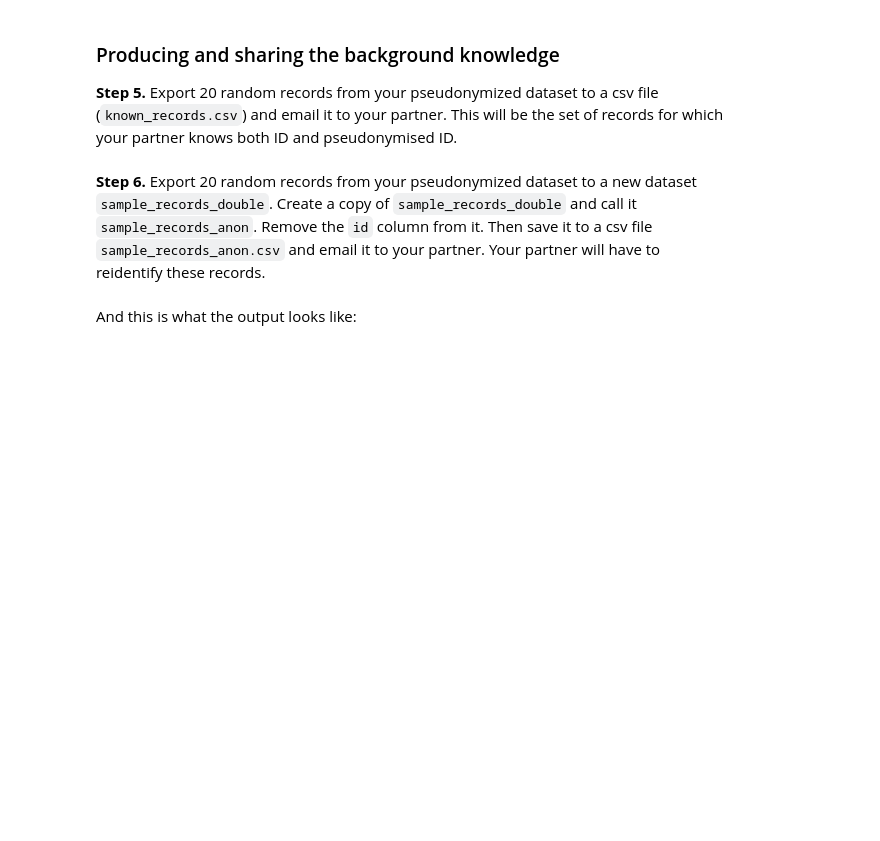
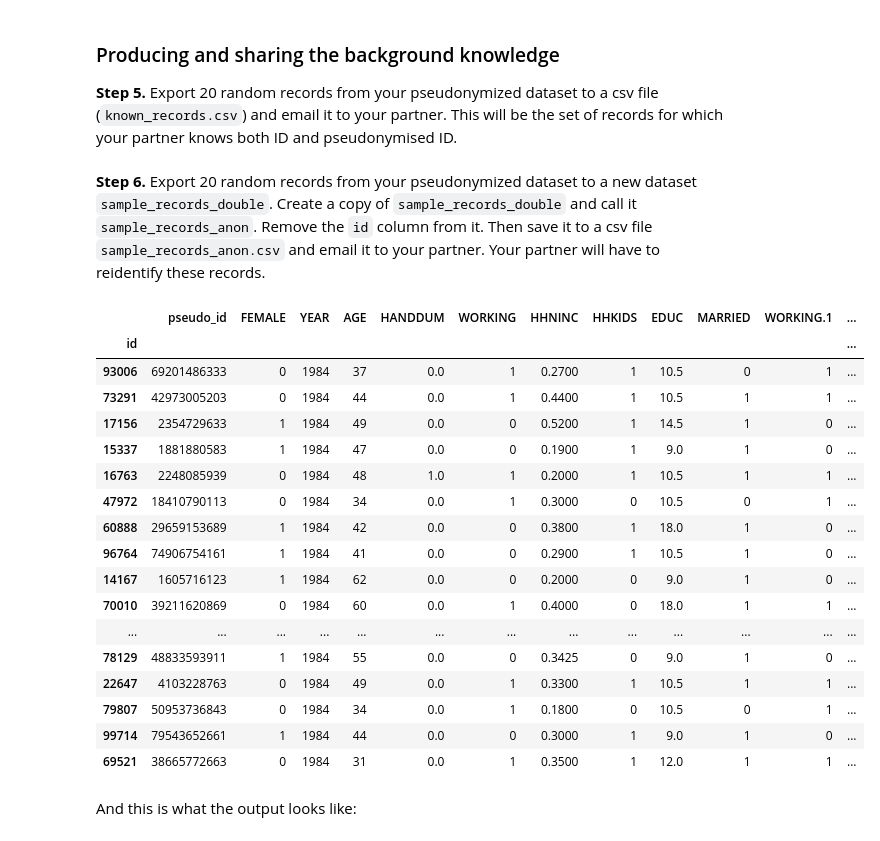
Before and after one commit to jinwei14/Privacy-Engineering, a Jupyter notebook: week1_anon/lab1_anonymization_noanswers.ipynb, the cells around one changed output. Drawn from its saved outputs; the diff is of its cells as text; code cells hidden in the pictures; blank space fills up the shorter version.

```diff
--- a/week1_anon/lab1_anonymization_noanswers.ipynb
+++ b/week1_anon/lab1_anonymization_noanswers.ipynb
@@ -111,14 +111,39 @@ private_1984_double.sample(20).to_csv("./known_records.csv")
 **Step 6.** Export 20 random records from your pseudonymized dataset to a new dataset `sample_records_double`. Create a copy of `sample_records_double` and call it `sample_records_anon`. Remove the `id` column from it. Then save it to a csv file `sample_records_anon.csv` and email it to your partner. Your partner will have to reidentify these records.
 # %%
 # extract 20 random samples
+#Export 20 random records from your pseudonymized dataset to a new dataset sample_records_double.
+#Create a copy of sample_records_double and call it sample_records_anon
+
+#private_1984
+#private_1984_double (copy and pseudonymized)
+
 sample_records_double = private_1984_double.sample(20)
 sample_records_anon = sample_records_double.copy()
 
 # remove the ID column, and make the `pseudo_id` the index
 sample_records_anon.set_index('pseudo_id', inplace=True)
-sample_records_anon.to_csv("./sample_records_anon.csv")
+sample_records_anon.to_csv("sample_records_anon.csv")
 
-sample_records_double.head() # don't show the output to your partner!
+sample_records_double.head(20) # don't show the output to your partner!
+# %% [output]
+|  | pseudo_id | FEMALE | YEAR | AGE | HANDDUM | WORKING | HHNINC | HHKIDS | EDUC | MARRIED | WORKING.1 | ... |
+| id |  |  |  |  |  |  |  |  |  |  |  | ... |
+| 93006 | 69201486333 | 0 | 1984 | 37 | 0.0 | 1 | 0.2700 | 1 | 10.5 | 0 | 1 | ... |
+| 73291 | 42973005203 | 0 | 1984 | 44 | 0.0 | 1 | 0.4400 | 1 | 10.5 | 1 | 1 | ... |
+| 17156 | 2354729633 | 1 | 1984 | 49 | 0.0 | 0 | 0.5200 | 1 | 14.5 | 1 | 0 | ... |
+| 15337 | 1881880583 | 1 | 1984 | 47 | 0.0 | 0 | 0.1900 | 1 | 9.0 | 1 | 0 | ... |
+| 16763 | 2248085939 | 0 | 1984 | 48 | 1.0 | 1 | 0.2000 | 1 | 10.5 | 1 | 1 | ... |
+| 47972 | 18410790113 | 0 | 1984 | 34 | 0.0 | 1 | 0.3000 | 0 | 10.5 | 0 | 1 | ... |
+| 60888 | 29659153689 | 1 | 1984 | 42 | 0.0 | 0 | 0.3800 | 1 | 18.0 | 1 | 0 | ... |
+| 96764 | 74906754161 | 1 | 1984 | 41 | 0.0 | 0 | 0.2900 | 1 | 10.5 | 1 | 0 | ... |
+| 14167 | 1605716123 | 1 | 1984 | 62 | 0.0 | 0 | 0.2000 | 0 | 9.0 | 1 | 0 | ... |
+| 70010 | 39211620869 | 0 | 1984 | 60 | 0.0 | 1 | 0.4000 | 0 | 18.0 | 1 | 1 | ... |
+| ... | ... | ... | ... | ... | ... | ... | ... | ... | ... | ... | ... | ... |
+| 78129 | 48833593911 | 1 | 1984 | 55 | 0.0 | 0 | 0.3425 | 0 | 9.0 | 1 | 0 | ... |
+| 22647 | 4103228763 | 0 | 1984 | 49 | 0.0 | 1 | 0.3300 | 1 | 10.5 | 1 | 1 | ... |
+| 79807 | 50953736843 | 0 | 1984 | 34 | 0.0 | 1 | 0.1800 | 0 | 10.5 | 0 | 1 | ... |
+| 99714 | 79543652661 | 1 | 1984 | 44 | 0.0 | 0 | 0.3000 | 1 | 9.0 | 1 | 0 | ... |
+| 69521 | 38665772663 | 0 | 1984 | 31 | 0.0 | 1 | 0.3500 | 1 | 12.0 | 1 | 1 | ... |
 # %% [markdown]
 And this is what the output looks like:
 # %%
```
Also changed, not shown: parts of 3 cells of this notebook, 2 other files.
